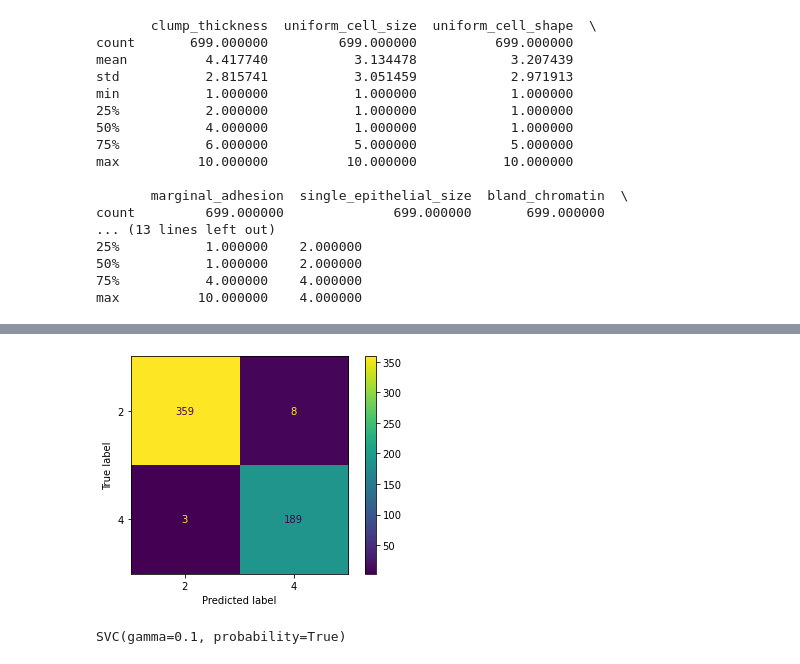
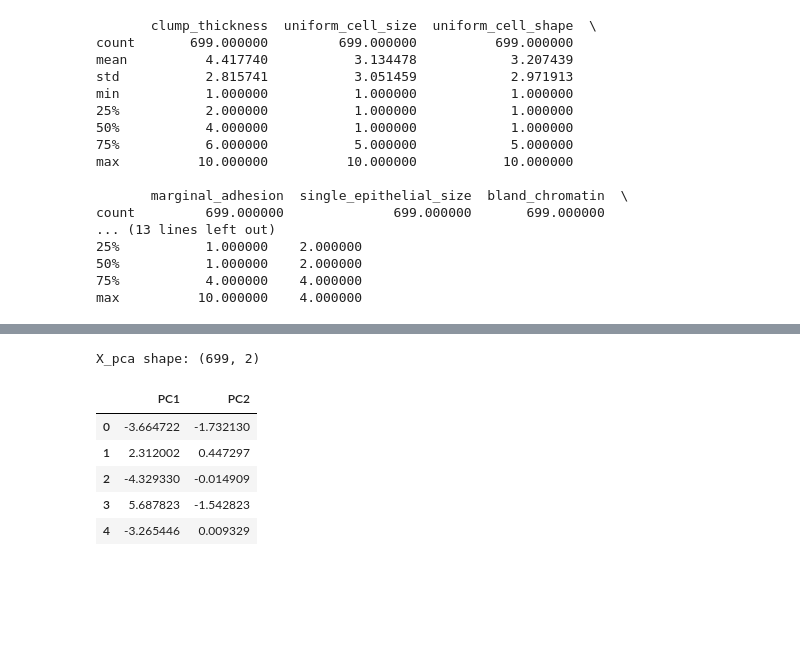
Before and after one commit to captainsesman/breastcancerdetection, a Jupyter notebook: breastcancerdetection.ipynb, the cells around one changed output, grey strips where cells are left out. Cells and saved outputs as stored; diff of their text form; code cells hidden in the pictures; blank space fills up the shorter version.

```diff
--- a/breastcancerdetection.ipynb
+++ b/breastcancerdetection.ipynb
@@ -152,12 +177,20 @@ SVC(gamma=0.1, probability=True)
-# %%
-cm = confusion_matrix(y_train, model.predict(X_train))
-
-disp = ConfusionMatrixDisplay(confusion_matrix=cm, display_labels=model.classes_)
-disp.plot()
-plt.show()
-# %% [output]
-[figure, removed]
-# %%
-print(model)
-# %% [output]
-SVC(gamma=0.1, probability=True)
+# %%
+# Instantiate transformer
+pca = PCA(n_components=2, random_state=42)
+
+# Transform `X`
+X_t = pca.fit_transform(X)
+
+# Put `X_t` into DataFrame
+X_pca = pd.DataFrame(X_t, columns=["PC1","PC2"])
+
+print("X_pca shape:", X_pca.shape)
+X_pca.head()
+# %% [output]
+X_pca shape: (699, 2)
+|  | PC1 | PC2 |
+| 0 | -3.664722 | -1.732130 |
+| 1 | 2.312002 | 0.447297 |
+| 2 | -4.329330 | -0.014909 |
+| 3 | 5.687823 | -1.542823 |
+| 4 | -3.265446 | 0.009329 |
```
Also changed, not shown: parts of 6 cells of this notebook.
